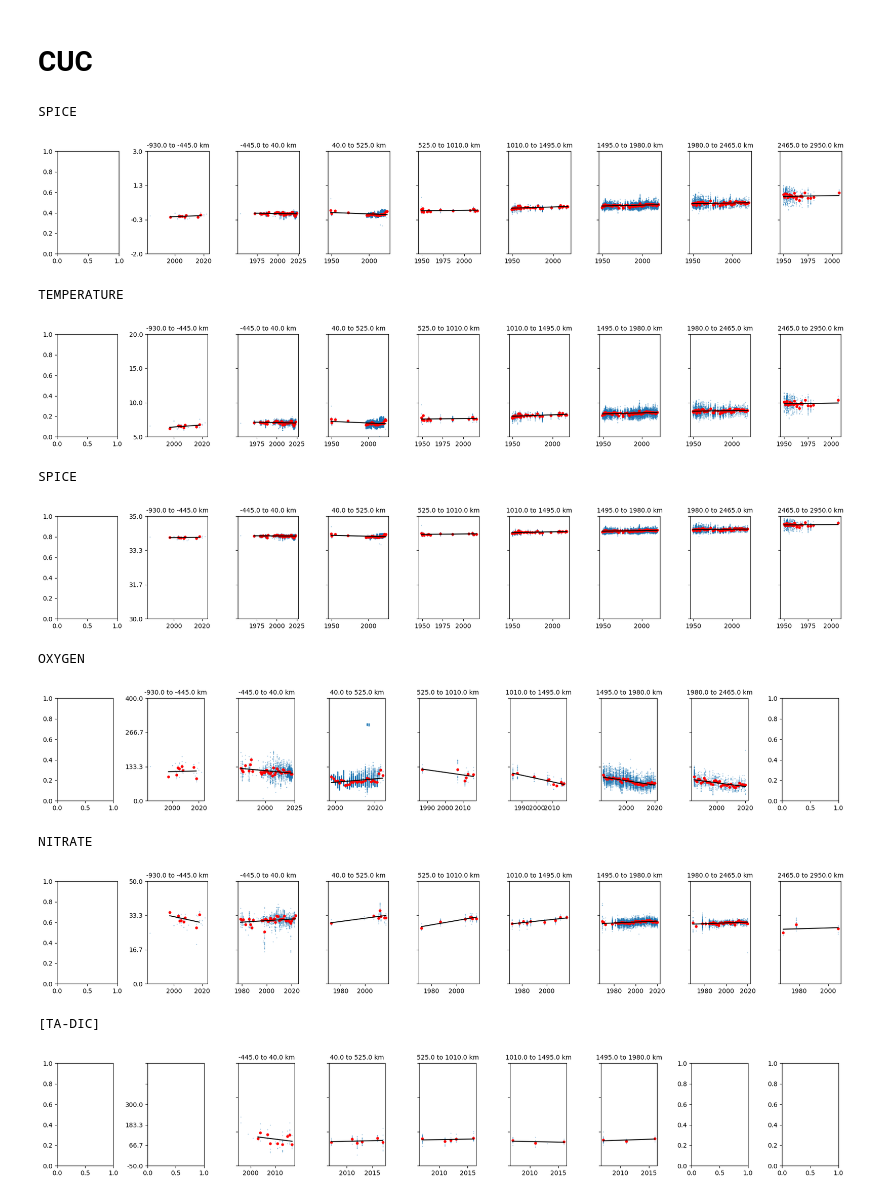
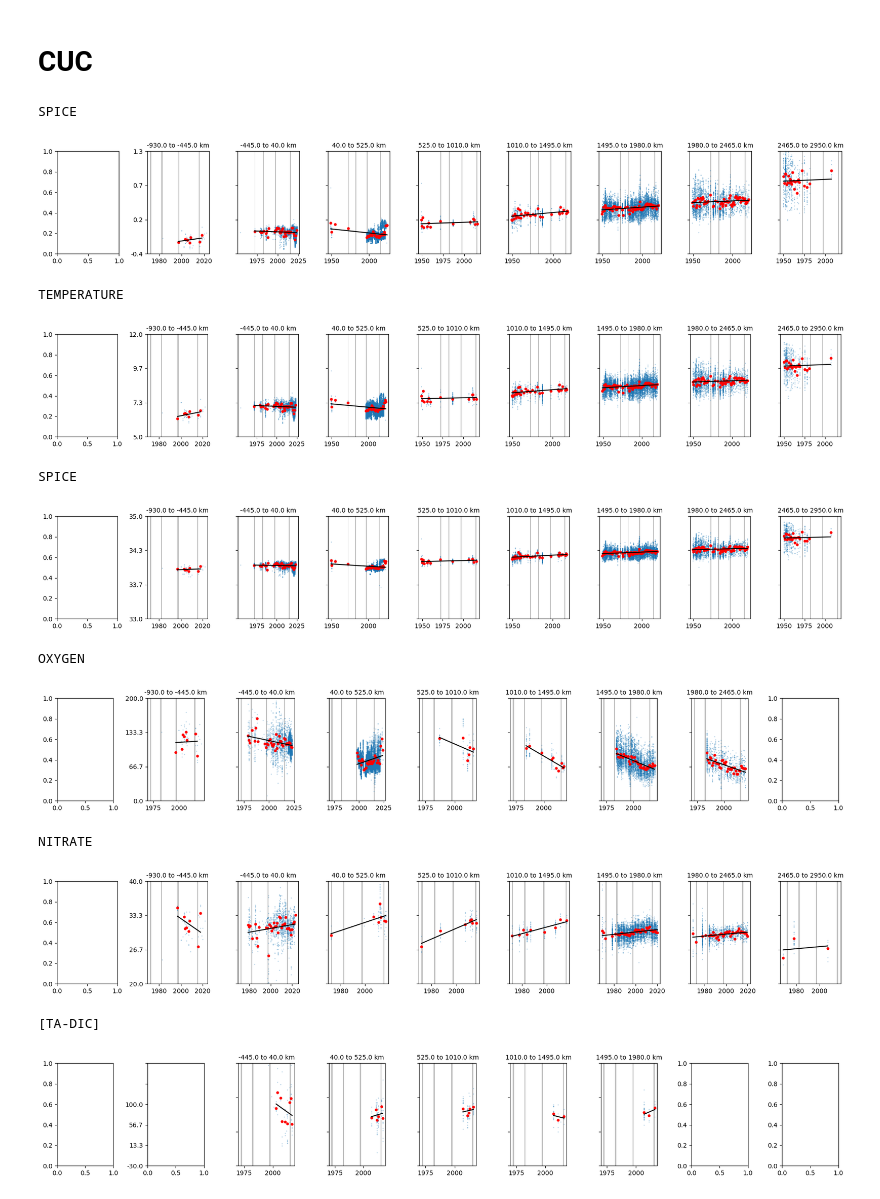
Before and after one commit to UBC-MOAD/analysis-becca, a Jupyter notebook: Synthesis/ObservedTrend.ipynb, the cells around one changed output. Cells and saved outputs as stored; diff of their text form; code cells hidden in the pictures.

Commit message:
marked non-linear trends

```diff
--- a/Synthesis/ObservedTrend.ipynb
+++ b/Synthesis/ObservedTrend.ipynb
@@ -235,10 +236,14 @@ def plot_ratediff_NS_CI(var_string, current_string, subplot_pos,
     ax_tr.patch.set_alpha(0)
     # ax_tr.legend(loc='best')
 # %%
-def trend_check(obs_used,var_string,n_bins=9,min_obs_per_year=3,hac_maxlags=1,firstfull=True):
+def trend_check(obs_used,var_string,n_bins=9,min_obs_per_year=5,hac_maxlags=1,firstfull=True, iscuc=False):
 
-    ylim_dict = {'spice': [-2, 3], 'temperature (degC)': [5, 20], 'salinity (g kg-1)': [30, 35],
-                    'DO (umol kg-1)': [0,400], 'NO3 (uM)': [0,50], '[TA-DIC] (uM)': [-50,300]}
+    if iscuc==False:
+        ylim_dict = {'spice': [-2, 3], 'temperature (degC)': [5, 20], 'salinity (g kg-1)': [30, 35],
+                        'DO (umol kg-1)': [0,400], 'NO3 (uM)': [0,50], '[TA-DIC] (uM)': [-50,300]}
+    else:
+        ylim_dict = {'spice': [-0.4, 1.3], 'temperature (degC)': [5, 12], 'salinity (g kg-1)': [33, 35],
+                        'DO (umol kg-1)': [0,200], 'NO3 (uM)': [20,40], '[TA-DIC] (uM)': [-30,100]}
 
     # bin edges/centers/widths
     dist = np.asarray(obs_used['dist'])
@@ -256,7 +261,7 @@ def trend_check(obs_used,var_string,n_bins=9,min_obs_per_year=3,hac_maxlags=1,fi
             continue
 
 
-        # (1) aggregate to annual values with ≥ min_obs_per_year
+        # aggregate to annual values with ≥ min_obs_per_year
         df_bin = pd.DataFrame({
             "year": years_all[msk].astype(float),
             "val":  y_all[msk].astype(float)
@@ -276,7 +281,14 @@ def trend_check(obs_used,var_string,n_bins=9,min_obs_per_year=3,hac_maxlags=1,fi
         if len(Y_ann) <3:
             continue
 
-        # (2) OLS with equal weight per year + (3) robust SEs
+        # add year of strong el nino behind to see if that is influencing any nonlinearities
+        years = np.arange(years_all[0],years_all[-1]+1,1)
+        ax[i].fill_between(years, ylim_dict[var_string][0],ylim_dict[var_string][1], where=(years>=1972)&(years<=1973),facecolor='grey',alpha=0.5)
+        ax[i].fill_between(years, ylim_dict[var_string][0],ylim_dict[var_string][1], where=(years>=1982)&(years<=1983),facecolor='grey',alpha=0.5)
+        ax[i].fill_between(years, ylim_dict[var_string][0],ylim_dict[var_string][1], where=(years>=1997)&(years<=1998),facecolor='grey',alpha=0.5)
+        ax[i].fill_between(years, ylim_dict[var_string][0],ylim_dict[var_string][1], where=(years>=2015)&(years<=2016),facecolor='grey',alpha=0.5)
+
+        # OLS with equal weight per year + (3) robust SEs
         X = sm.add_constant(X_ann)
         ols = sm.OLS(Y_ann, X)
         res = ols.fit(cov_type="HAC", cov_kwds={"maxlags": int(hac_maxlags)})
@@ -401,40 +413,40 @@ plt.tight_layout()
 # CUC
 # %%
 print('SPICE')
-trend_check(obs_cuc,'spice',n_bins=9,min_obs_per_year=3,hac_maxlags=1,firstfull=False)
+trend_check(obs_cuc,'spice',n_bins=9,min_obs_per_year=3,hac_maxlags=1,firstfull=False,iscuc=True)
 # %% [output]
 SPICE
-[figure, old version]
+[figure, new version]
 # %%
 print('TEMPERATURE')
-trend_check(obs_cuc,'temperature (degC)',n_bins=9,min_obs_per_year=3,hac_maxlags=1,firstfull=False)
+trend_check(obs_cuc,'temperature (degC)',n_bins=9,min_obs_per_year=3,hac_maxlags=1,firstfull=False,iscuc=True)
 # %% [output]
 TEMPERATURE
-[figure, old version]
+[figure, new version]
 # %%
 print('SPICE')
-trend_check(obs_cuc,'salinity (g kg-1)',n_bins=9,min_obs_per_year=3,hac_maxlags=1,firstfull=False)
+trend_check(obs_cuc,'salinity (g kg-1)',n_bins=9,min_obs_per_year=3,hac_maxlags=1,firstfull=False,iscuc=True)
 # %% [output]
 SPICE
-[figure, old version]
+[figure, new version]
 # %%
 print('OXYGEN')
-trend_check(obs_cuc,'DO (umol kg-1)',n_bins=9,min_obs_per_year=3,hac_maxlags=1,firstfull=False)
+trend_check(obs_cuc,'DO (umol kg-1)',n_bins=9,min_obs_per_year=3,hac_maxlags=1,firstfull=False,iscuc=True)
 # %% [output]
 OXYGEN
-[figure, old version]
+[figure, new version]
 # %%
 print('NITRATE')
-trend_check(obs_cuc,'NO3 (uM)',n_bins=9,min_obs_per_year=3,hac_maxlags=1,firstfull=False)
+trend_check(obs_cuc,'NO3 (uM)',n_bins=9,min_obs_per_year=3,hac_maxlags=1,firstfull=False,iscuc=True)
 # %% [output]
 NITRATE
-[figure, old version]
+[figure, new version]
 # %%
 print('[TA-DIC]')
-trend_check(obs_cuc,'[TA-DIC] (uM)',n_bins=9,min_obs_per_year=3,hac_maxlags=1,firstfull=False)
+trend_check(obs_cuc,'[TA-DIC] (uM)',n_bins=9,min_obs_per_year=3,hac_maxlags=1,firstfull=False,iscuc=True)
 # %% [output]
 [TA-DIC]
-[figure, old version]
+[figure, new version]
 # %%
 fig, ax = plt.subplots(2,3, figsize=(16, 8))
 plot_ratediff_NS_CI('spice', 'CUC', (0,0))
```
Also changed, not shown: parts of 18 cells of this notebook, 1 other file.
